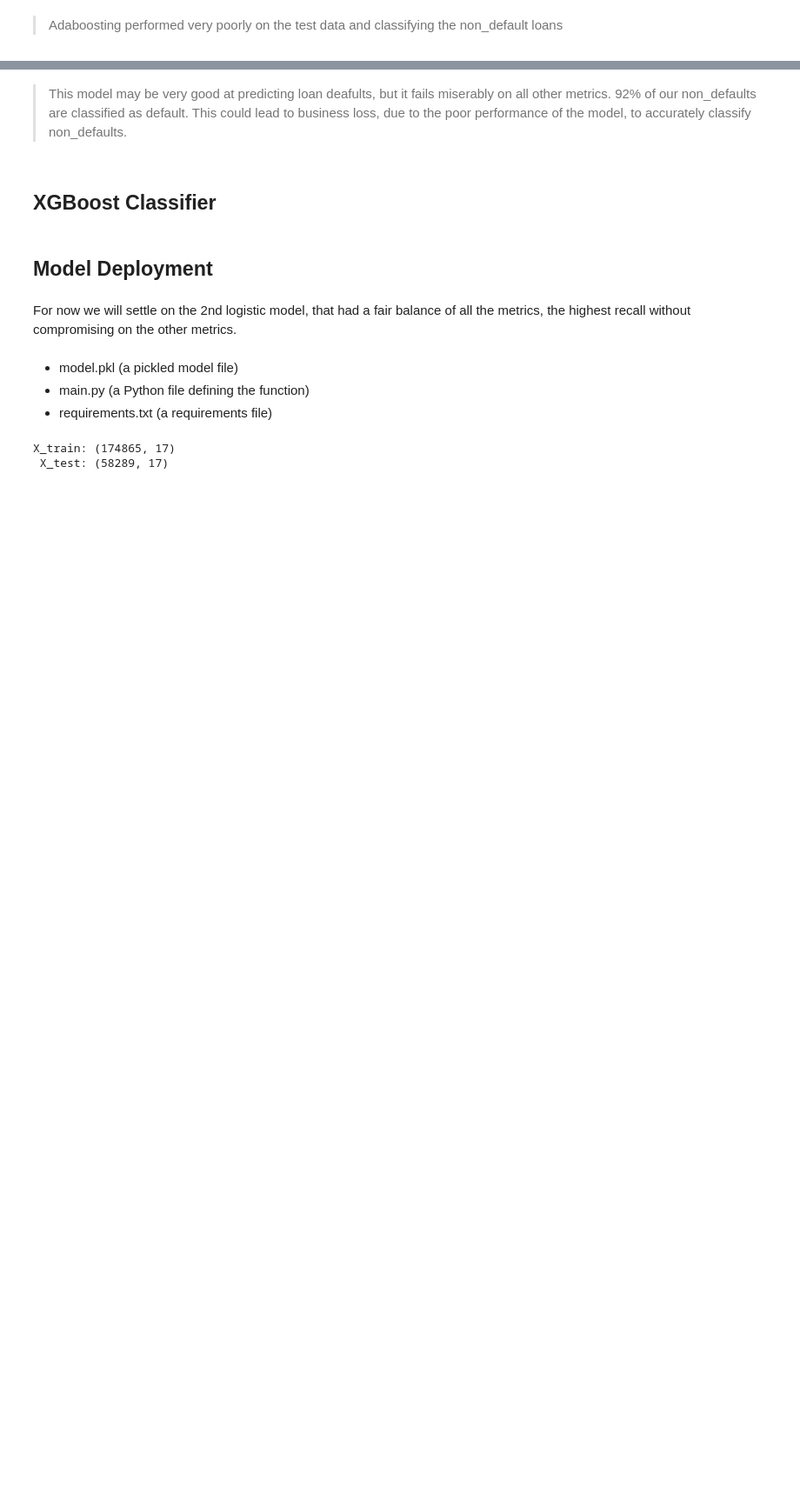
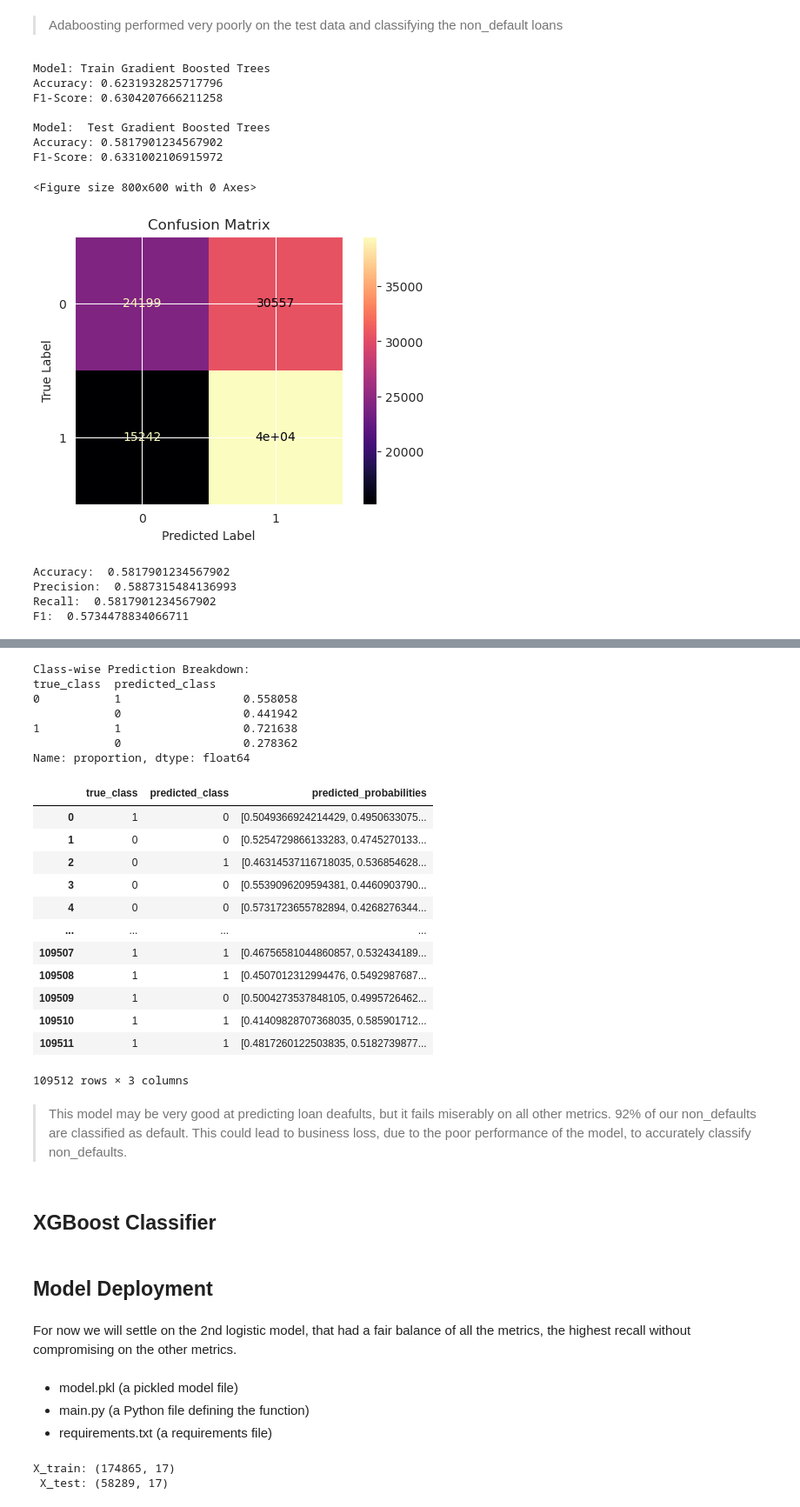
Before and after one commit to Mythamor/Django_Asset_Finance_Risk_Assessment_Model, a Jupyter notebook: asset_finance_model/notebooks/Asset_Finance_Loan_Default_Model.ipynb, the cells around one changed output, grey strips where cells are left out. Shown at 87% size. Saved outputs shown, nothing was run; the diff lists cells and outputs as text; code cells hidden in the pictures; blank space fills up the shorter version.

```diff
--- a/asset_finance_model/notebooks/Asset_Finance_Loan_Default_Model.ipynb
+++ b/asset_finance_model/notebooks/Asset_Finance_Loan_Default_Model.ipynb
@@ -738,23 +785,37 @@ eval_model(adaboost_clf, X_test, y_test)
 # %%
 # Instantiate an GradientBoostingClassifier
 gbt_clf = GradientBoostingClassifier(learning_rate=0.1,
                                     n_estimators=10,
                                     random_state=42,
                                     min_samples_split=3,
                                     min_samples_leaf=2,
                                     max_depth = 5,
                                     max_features=5,
                                     max_leaf_nodes=5)
 # Fit GradientBoostingClassifier
 gbt_clf.fit(X_train_resampled, y_train_resampled)
 
 # GradientBoosting model predictions
 gbt_clf_train_preds = gbt_clf.predict(X_train_resampled)
-gbt_clf_test_preds = gbt_clf.predict(X_test)
+gbt_clf_test_preds = gbt_clf.predict(X_test_resampled)
 
 # Gradient Boosting Evaluation
 display_acc_and_f1_score(y_train_resampled, gbt_clf_train_preds, model_name='Train Gradient Boosted Trees')
 print("")
-display_acc_and_f1_score(y_test, gbt_clf_test_preds, model_name=' Test Gradient Boosted Trees')
+display_acc_and_f1_score(y_test_resampled, gbt_clf_test_preds, model_name=' Test Gradient Boosted Trees')
 print()
-eval_model(gbt_clf, X_test, y_test)
+eval_model(gbt_clf, X_test_resampled, y_test_resampled)
+# %% [output]
+Model: Train Gradient Boosted Trees
+Accuracy: 0.6231932825717796
+F1-Score: 0.6304207666211258
+
+Model:  Test Gradient Boosted Trees
+Accuracy: 0.5817901234567902
+F1-Score: 0.6331002106915972
+<Figure size 800x600 with 0 Axes>
+[figure, added]
+Accuracy:  0.5817901234567902
+Precision:  0.5887315484136993
+Recall:  0.5817901234567902
+F1:  0.5734478834066711
@@ -761,3 +824,23 @@ eval_model(gbt_clf, X_test, y_test)
+Class-wise Prediction Breakdown:
+true_class  predicted_class
+0           1                  0.558058
+            0                  0.441942
+1           1                  0.721638
+            0                  0.278362
+Name: proportion, dtype: float64
+|  | true_class | predicted_class | predicted_probabilities |
+| 0 | 1 | 0 | [0.5049366924214429, 0.4950633075... |
+| 1 | 0 | 0 | [0.5254729866133283, 0.4745270133... |
+| 2 | 0 | 1 | [0.46314537116718035, 0.536854628... |
+| 3 | 0 | 0 | [0.5539096209594381, 0.4460903790... |
+| 4 | 0 | 0 | [0.5731723655782894, 0.4268276344... |
+| ... | ... | ... | ... |
+| 109507 | 1 | 1 | [0.46756581044860857, 0.532434189... |
+| 109508 | 1 | 1 | [0.4507012312994476, 0.5492987687... |
+| 109509 | 1 | 0 | [0.5004273537848105, 0.4995726462... |
+| 109510 | 1 | 1 | [0.41409828707368035, 0.585901712... |
+| 109511 | 1 | 1 | [0.4817260122503835, 0.5182739877... |
+109512 rows × 3 columns
 # %% [markdown]
 > This model may be very good at predicting loan deafults, but it fails miserably on all other metrics.
 > 92% of our non_defaults are classified as default. This could lead to business loss, due to the poor performance of the model, to accurately classify non_defaults.
```
Also changed, not shown: parts of 7 cells of this notebook.
